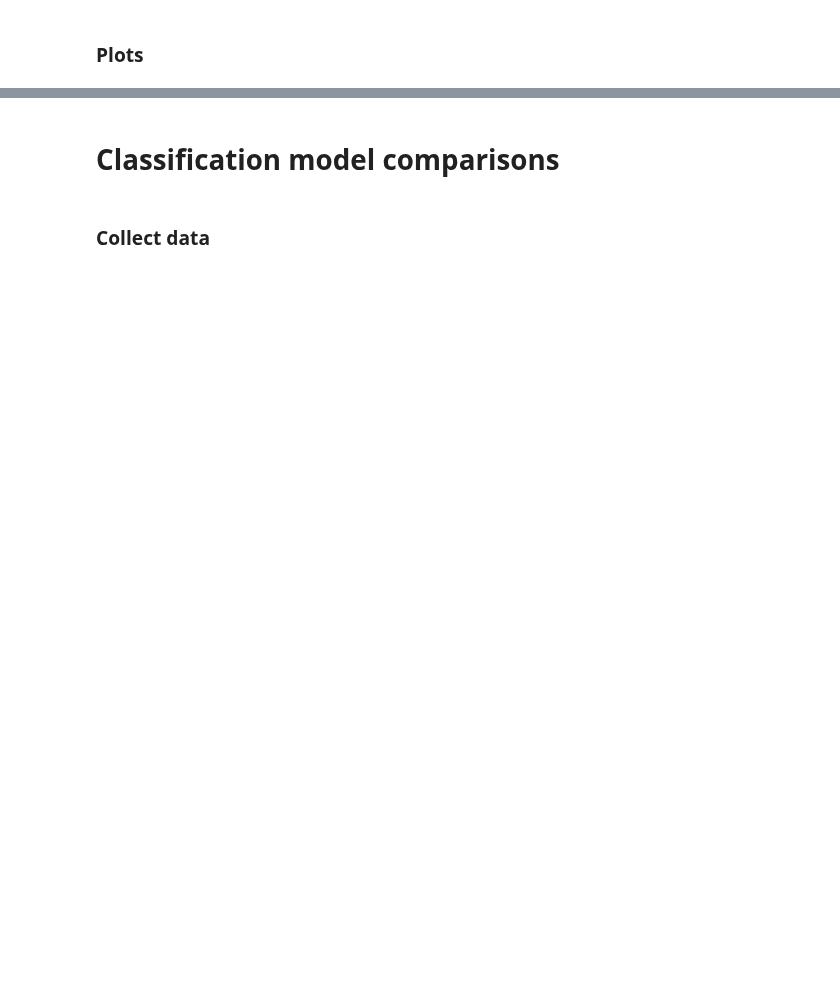
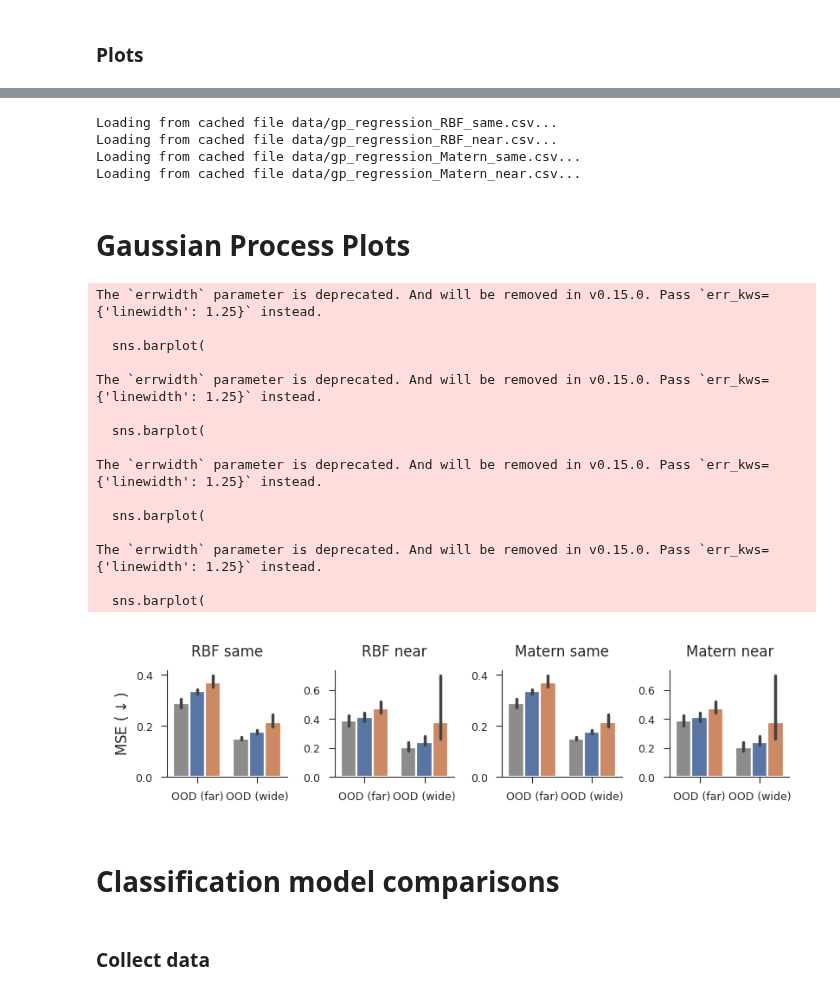
Before and after one commit to EricElmoznino/explicit_implicit_icl, a Jupyter notebook: notebooks/paper/figures.ipynb, the cells around one changed output, grey strips where cells are left out. Saved outputs shown, nothing was run; the diff lists cells and outputs as text; code cells hidden in the pictures; blank space fills up the shorter version.

```diff
--- a/notebooks/paper/figures.ipynb
+++ b/notebooks/paper/figures.ipynb
@@ -400,3 +395,69 @@ The `errwidth` parameter is deprecated. And will be removed in v0.15.0. Pass `er
+# %%
+gp_data = {}
+context_styles = ['same', 'near']
+kernels = ['RBF', 'Matern']
+
+for kernel in kernels:
+    for context in context_styles:
+        gp_data[f'{kernel} {context}'] = get_run_performances(
+            wandb_username="sarthmit",
+            dataset="gp-regression",
+            compare_across=["model"],
+            comparison_metrics=["val/iid_MSE", "val/far_MSE", "val/wide_MSE"],
+            mode="min",
+            filters={
+                "config.model": {"$nin": ["explicit-transformer-known-context"]},
+                "config.context_style": f"{context}",
+                "config.kind_kwargs": "{'kernel':'"+str(kernel)+"'",
+            },
+            save_path=f"data/gp_regression_{kernel}_{context}.csv",
+        )
+# %% [output]
+Loading from cached file data/gp_regression_RBF_same.csv...
+Loading from cached file data/gp_regression_RBF_near.csv...
+Loading from cached file data/gp_regression_Matern_same.csv...
+Loading from cached file data/gp_regression_Matern_near.csv...
+# %% [markdown]
+# Gaussian Process Plots
+# %%
+fig, axs = plt.subplots(nrows=1, ncols=4, figsize=(4, 1), width_ratios=[1, 1, 1, 1])
+
+i = 0
+for kernel in kernels:
+    for context in context_styles:
+        model_comparison_barplot(
+            data=gp_data[f'{kernel} {context}'],
+            metrics=["val/far_MSE", "val/wide_MSE"],
+            metric_short_names={"val/far_MSE": "OOD (far)", "val/wide_MSE": "OOD (wide)"},
+            metric_units=r"MSE ($\downarrow$)",
+            errwidth=1.25,
+            ax=axs[i],
+        )
+        axs[i].set(title=f"{kernel} {context}")
+        i += 1
+
+for ax in axs[1:]:
+    ax.set(ylabel=None)
+for ax in axs:
+    ax.legend().remove()
+plt.show()
+# %% [output]
+The `errwidth` parameter is deprecated. And will be removed in v0.15.0. Pass `err_kws={'linewidth': 1.25}` instead.
+
+  sns.barplot(
+
+The `errwidth` parameter is deprecated. And will be removed in v0.15.0. Pass `err_kws={'linewidth': 1.25}` instead.
+
+  sns.barplot(
+
+The `errwidth` parameter is deprecated. And will be removed in v0.15.0. Pass `err_kws={'linewidth': 1.25}` instead.
+
+  sns.barplot(
+
+The `errwidth` parameter is deprecated. And will be removed in v0.15.0. Pass `err_kws={'linewidth': 1.25}` instead.
+
+  sns.barplot(
+[figure, added]
 # %% [markdown]
 # Classification model comparisons
 # %% [markdown]
```
Also changed, not shown: parts of 12 cells of this notebook, 21 other files.
